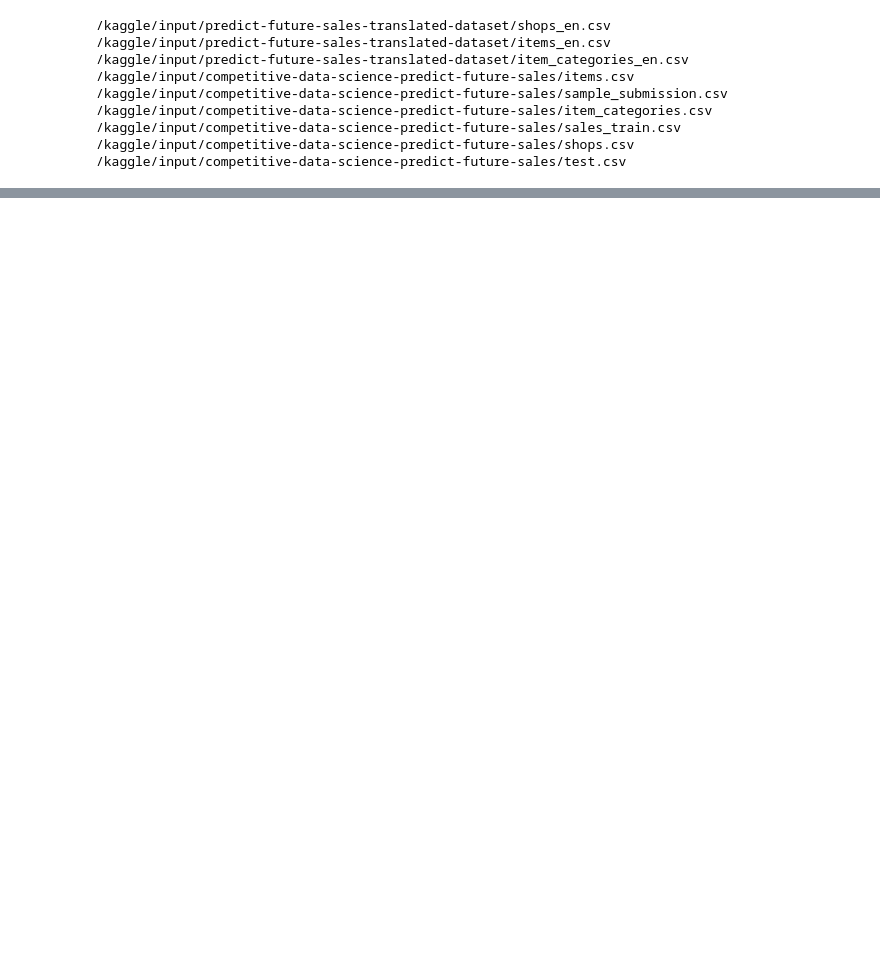
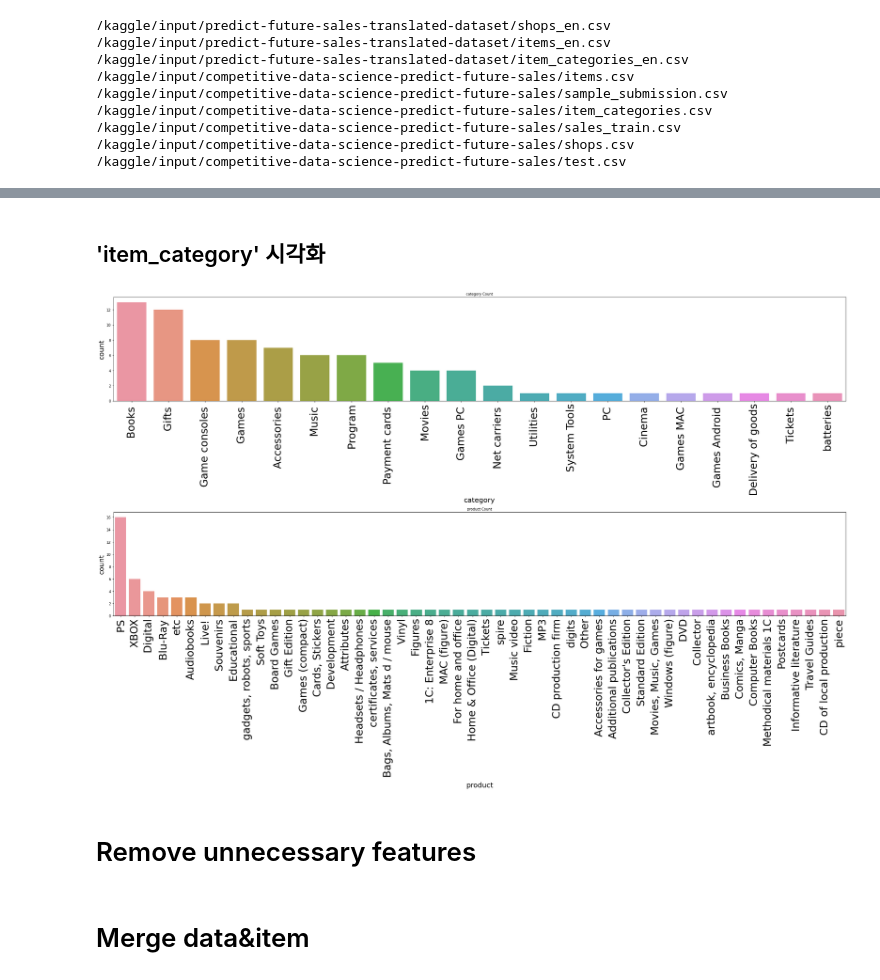
Before and after one commit to TaeUkChu/Kaggle_Futre_Sales, a Jupyter notebook: futrue-sales-pre.ipynb, the cells around one changed output, grey strips where cells are left out. Drawn from its saved outputs; the diff is of its cells as text; code cells hidden in the pictures; blank space fills up the shorter version.

```diff
--- a/futrue-sales-pre.ipynb
+++ b/futrue-sales-pre.ipynb
@@ -228,0 +387,25 @@ data['buildings'] = data['shop_name'].map(lambda x : x.split(' ')[1])
+# %% [markdown]
+## 'item_category' 시각화
+# %%
+import matplotlib.pyplot as plt
+import seaborn as sns
+
+fig,ax = plt.subplots(2,1,figsize = (30,20))
+ax[0].set_title('category Count')
+ax[1].set_title('product Count')
+ax[0].tick_params(axis='x',labelrotation=90,labelsize=30)
+ax[1].tick_params(axis='x',labelrotation=90,labelsize=30)
+sns.countplot(ax=ax[0],x='category',data=item_cat,order=item_cat['category'].value_counts().index)
+sns.countplot(ax=ax[1],x='product',data=item_cat,order=item_cat['product'].value_counts().index)
+
+#label size 바꾸기
+parameters = {'axes.labelsize': 10,
+          'axes.titlesize': 10}
+plt.rcParams.update(parameters)
+
+plt.tight_layout()
+plt.show()
+# %% [output]
+[figure, added]
+# %% [markdown]
+# Remove unnecessary features
@@ -228,0 +417,2 @@ data['buildings'] = data['shop_name'].map(lambda x : x.split(' ')[1])
+# %% [markdown]
+# Merge data&item
```
Also changed, not shown: parts of 92 cells of this notebook.
